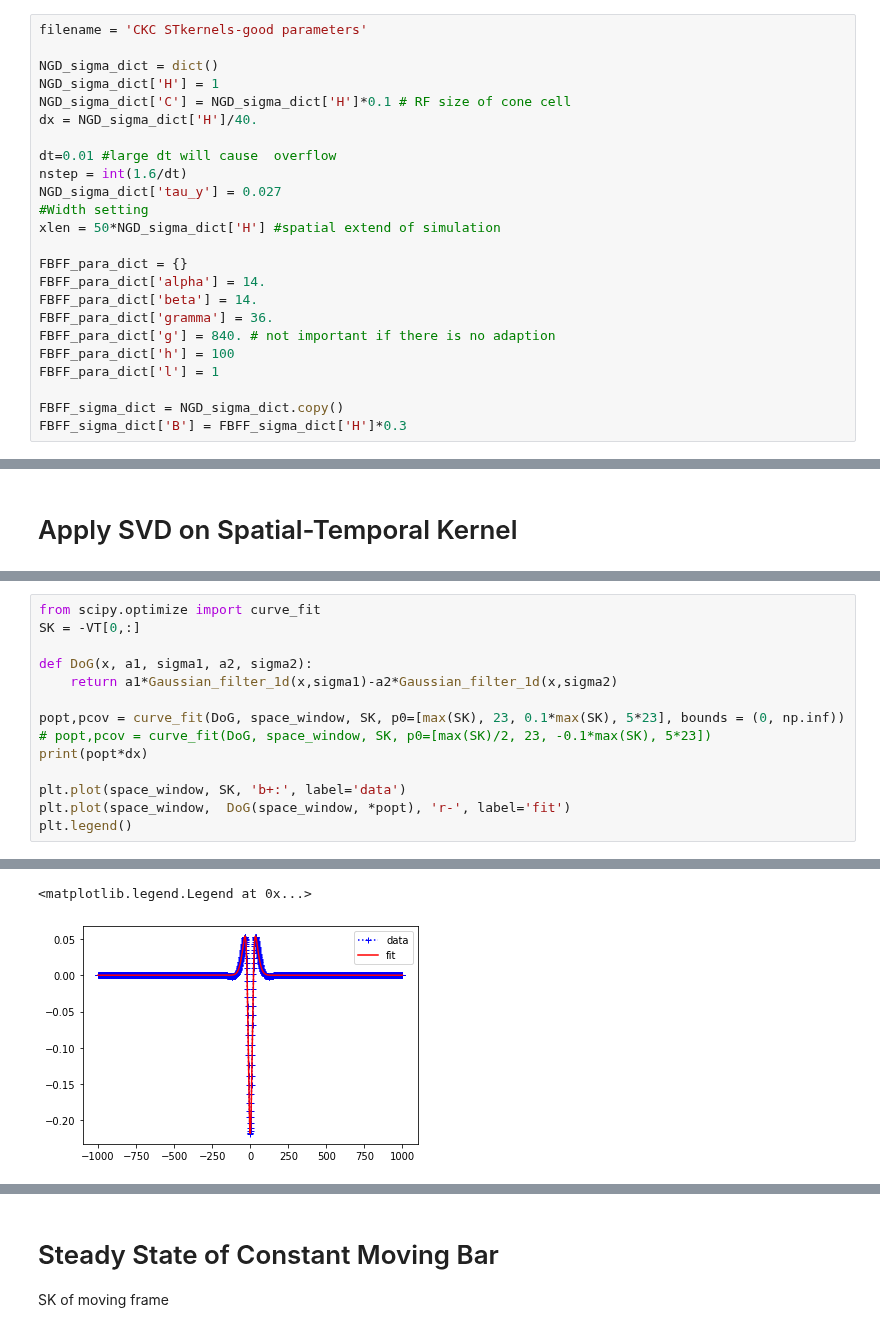
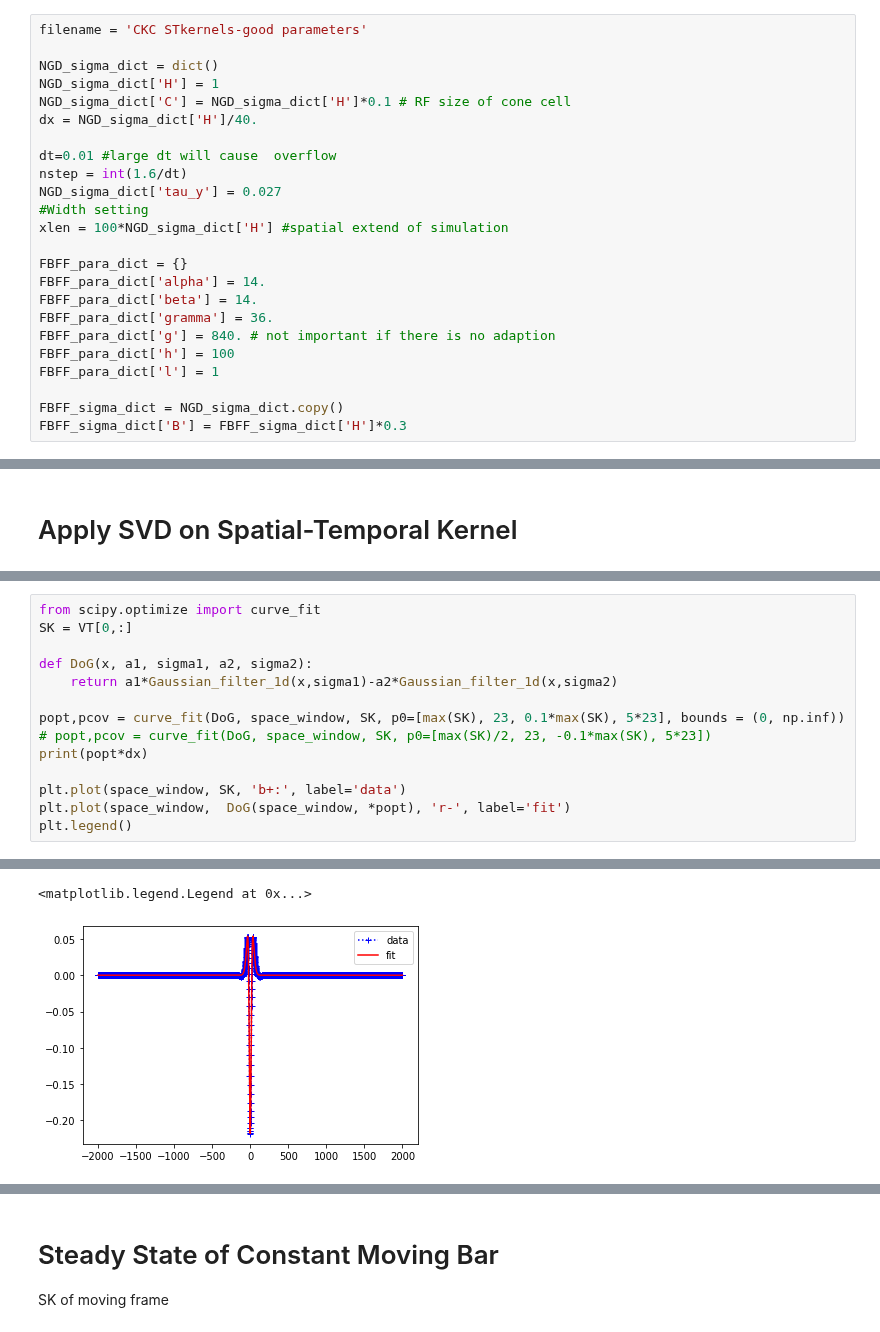
Before and after one commit to llincooi/retina_python, a Jupyter notebook: MB_FB_model/STK_ConstV_FT.ipynb, the cells around one changed output, grey strips where cells are left out. Drawn from its saved outputs; the diff is of its cells as text.

```diff
--- a/MB_FB_model/STK_ConstV_FT.ipynb
+++ b/MB_FB_model/STK_ConstV_FT.ipynb
@@ -106,7 +107,7 @@ dt=0.01 #large dt will cause  overflow
 nstep = int(1.6/dt)
 NGD_sigma_dict['tau_y'] = 0.027
 #Width setting
-xlen = 50*NGD_sigma_dict['H'] #spatial extend of simulation
+xlen = 100*NGD_sigma_dict['H'] #spatial extend of simulation
 
 FBFF_para_dict = {}
 FBFF_para_dict['alpha'] = 14.
@@ -365,6 +371,6 @@ plt.legend()
 # %%
 from scipy.optimize import curve_fit
-SK = -VT[0,:]
+SK = VT[0,:]
 
 def DoG(x, a1, sigma1, a2, sigma2):
     return a1*Gaussian_filter_1d(x,sigma1)-a2*Gaussian_filter_1d(x,sigma2)
@@ -381,2 +387,2 @@ plt.legend()
 <matplotlib.legend.Legend at 0x...>
-[figure, old version]
+[figure, new version]
```
Also changed, not shown: parts of 32 cells of this notebook, 9 other files.
